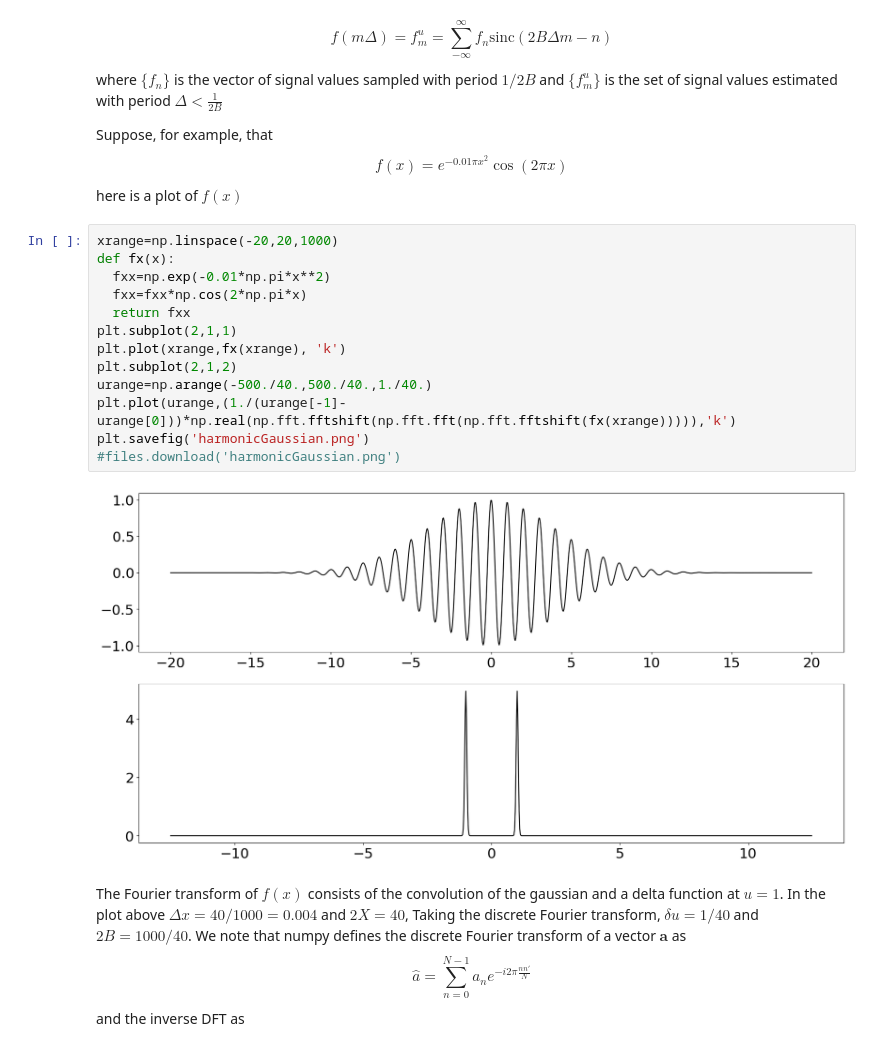
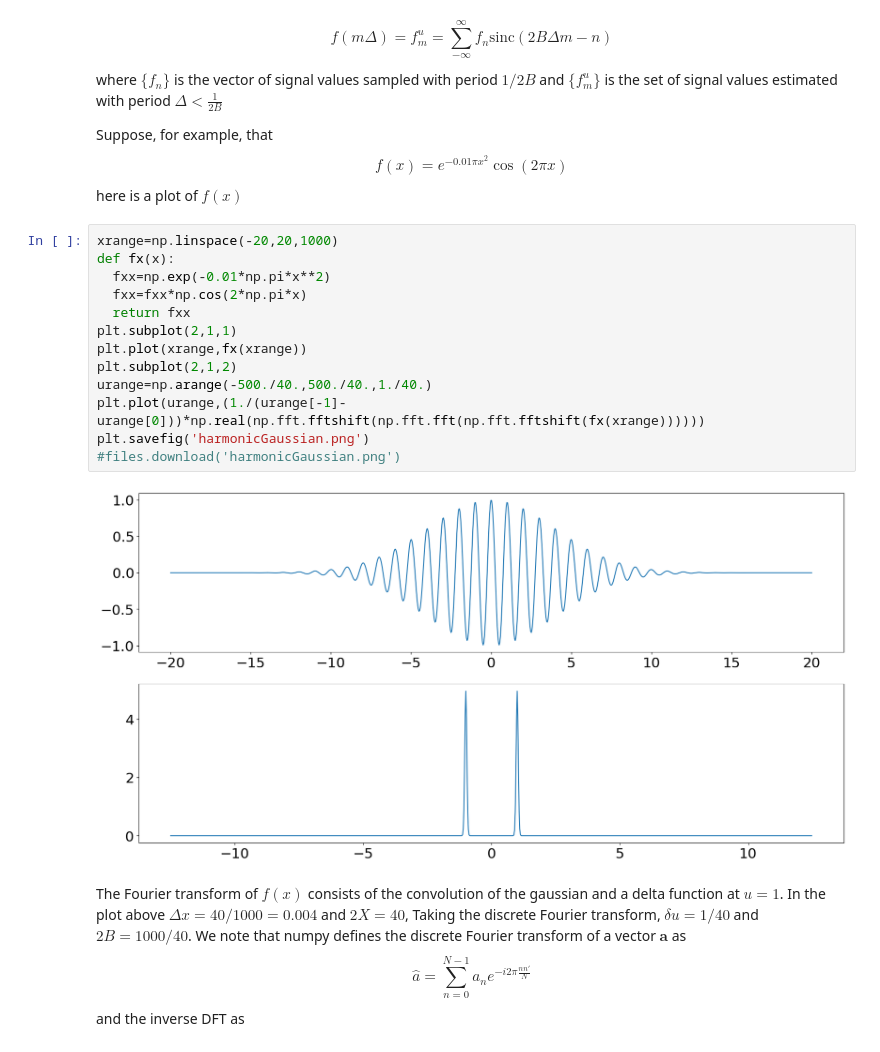
Before and after one commit to arizonaCameraLab/computationalImaging, a Jupyter notebook: Chapter2ForwardModels/sampling.ipynb, the cells around one changed output. Drawn from its saved outputs; the diff is of its cells as text.

```diff
--- a/Chapter2ForwardModels/sampling.ipynb
+++ b/Chapter2ForwardModels/sampling.ipynb
@@ -45,18 +45,18 @@ here is a plot of $f(x)$
 # %%
 xrange=np.linspace(-20,20,1000)
 def fx(x):
   fxx=np.exp(-0.01*np.pi*x**2)
   fxx=fxx*np.cos(2*np.pi*x)
   return fxx
 plt.subplot(2,1,1)
-plt.plot(xrange,fx(xrange), 'k')
+plt.plot(xrange,fx(xrange))
 plt.subplot(2,1,2)
 urange=np.arange(-500./40.,500./40.,1./40.)
-plt.plot(urange,(1./(urange[-1]-urange[0]))*np.real(np.fft.fftshift(np.fft.fft(np.fft.fftshift(fx(xrange))))),'k')
+plt.plot(urange,(1./(urange[-1]-urange[0]))*np.real(np.fft.fftshift(np.fft.fft(np.fft.fftshift(fx(xrange))))))
 plt.savefig('harmonicGaussian.png')
 #files.download('harmonicGaussian.png')
 # %% [output]
-[figure, old version]
+[figure, new version]
 # %% [markdown]
 The Fourier transform of $f(x)$ consists of the convolution of the gaussian and a delta function at $u=1$. In the plot above $\Delta x=40/1000=0.004$ and $2X=40$, Taking the discrete Fourier transform, $\delta u=1/40$ and $2B=1000/40$. We note that numpy defines the discrete Fourier transform of a vector $\mathbf{a}$ as
 $${\hat a}= \sum_{n=0}^{N-1}a_n e^{-i 2\pi \frac{nn'}{N}}$$
```
Also changed, not shown: parts of 6 cells of this notebook.
